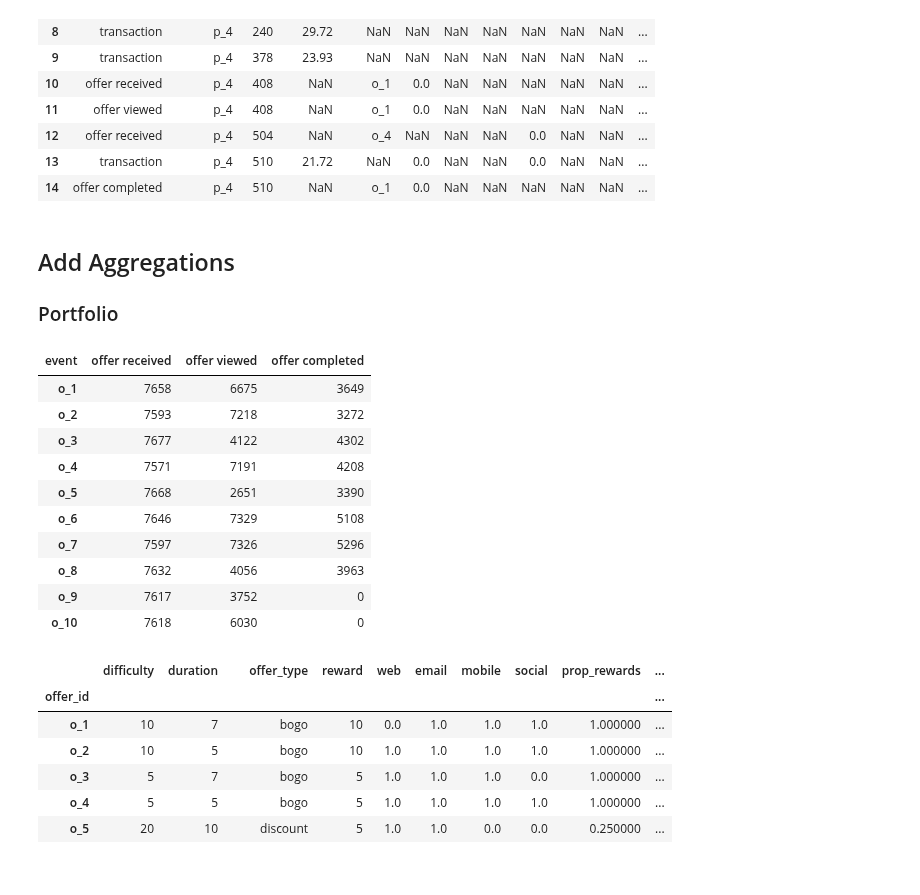
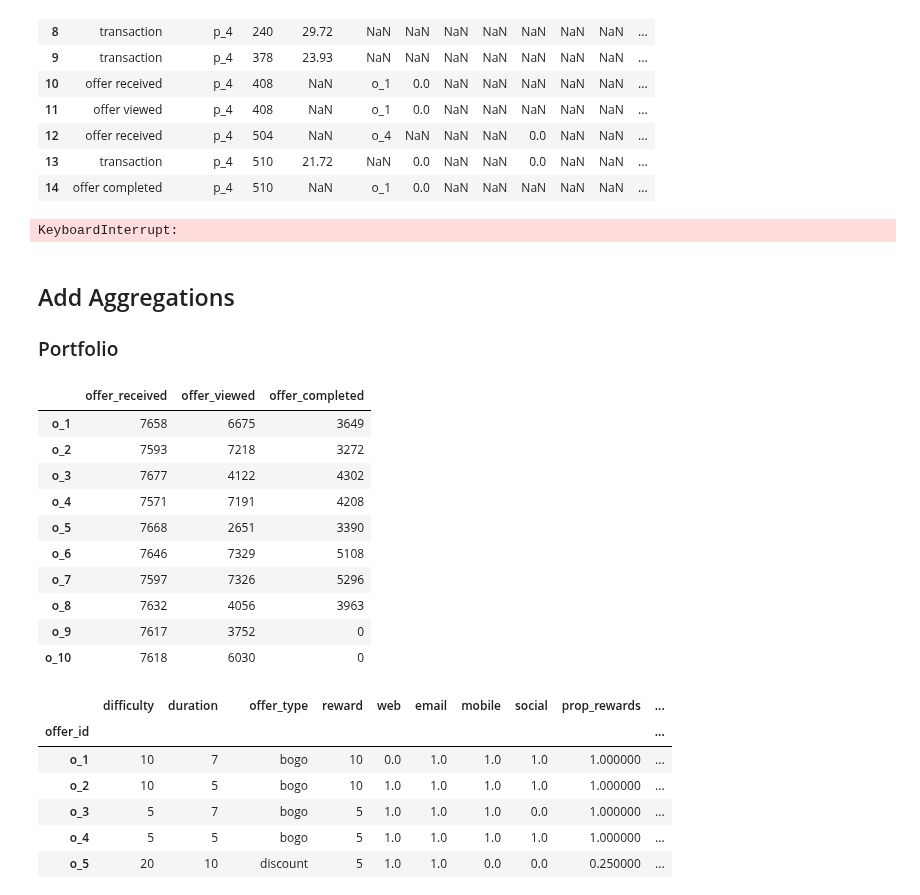
Before and after one commit to rbuerki/segmentation-challenge-starbucks, a Jupyter notebook: 1-data_prep.ipynb, the cells around one changed output. Cells and saved outputs as stored; diff of their text form; code cells hidden in the pictures.

Commit message:
FEAT: finish extended data prep

```diff
--- a/1-data_prep.ipynb
+++ b/1-data_prep.ipynb
@@ -593,7 +592,9 @@ def flag_for_activation(df_extended):
 # %%
 # call function - ATTENTION: runtime approx 30 hours ...
 
-transcript_flagged = flag_for_activation(transcript_extended)
+## transcript_flagged = flag_for_activation(transcript_extended)
+# %% [output]
+KeyboardInterrupt:
 # %%
 transcript_flagged.head(15)
 # %% [markdown]
@@ -603,15 +604,16 @@ transcript_flagged.head(15)
 # %%
 """add aggregated promo data"""  # note: views and completion are only counted if within duration of actual offer
 
 promo_grouped = transcript_extended.groupby(['event', 'offer_id']).count()
 promo_grouped.drop(['person_id', 'amount', 'time'], axis=1, inplace=True)
 promo_grouped = promo_grouped.groupby('event').agg(np.sum).T
 promo_grouped = promo_grouped.reindex(columns = list(['offer received', 'offer viewed', 'offer completed']))
+promo_grouped = cleaning.edit_column_names(promo_grouped)  # cleans whitespace
 
 # check new dataframe
 display(promo_grouped)
 # %% [output]
-| event | offer received | offer viewed | offer completed |
+|  | offer_received | offer_viewed | offer_completed |
 | o_1 | 7658 | 6675 | 3649 |
 | o_2 | 7593 | 7218 | 3272 |
 | o_3 | 7677 | 4122 | 4302 |
```
Also changed, not shown: parts of 14 cells of this notebook, 3 other files.
